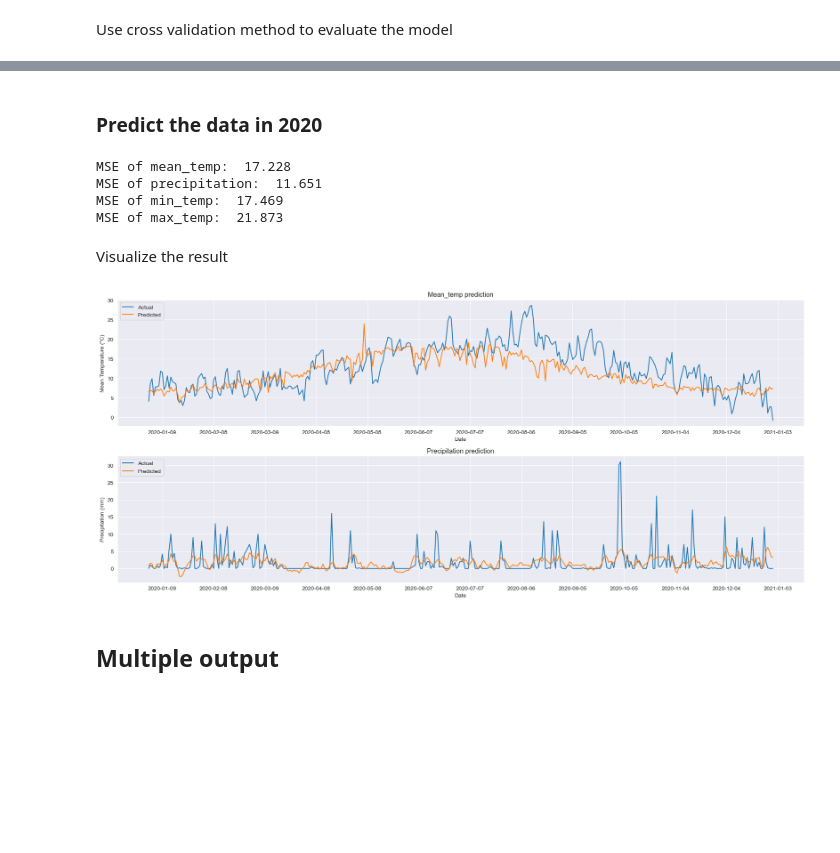
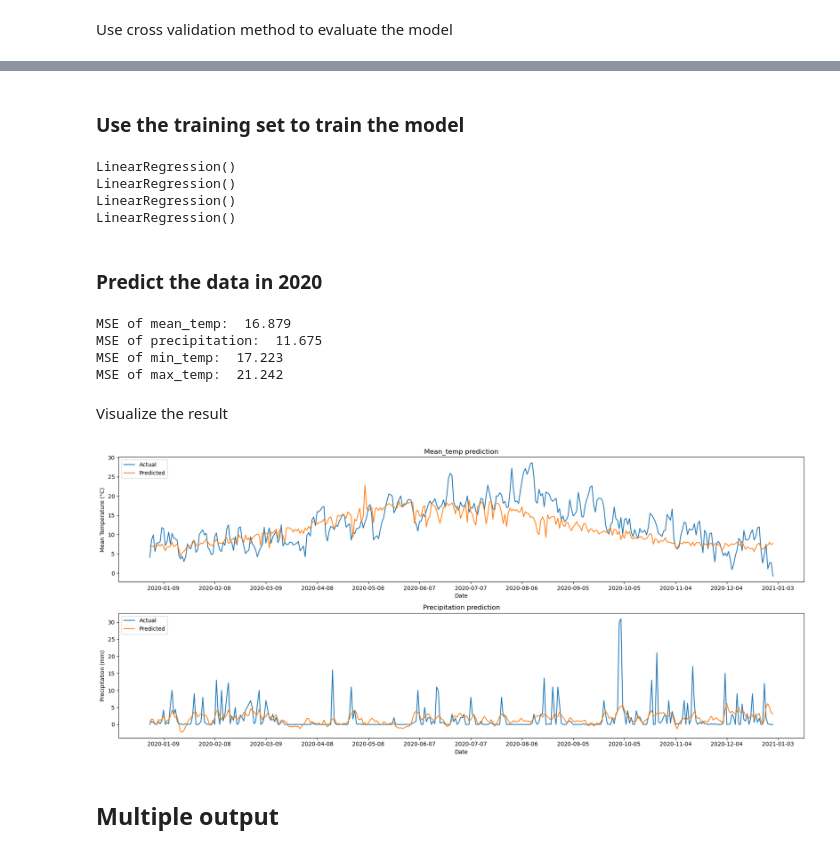
Before and after one commit to xiaoma052023/FinalProject, a Jupyter notebook: Code/BaselineModel_LinearRegression.ipynb, the cells around one changed output, grey strips where cells are left out. Drawn from its saved outputs; the diff is of its cells as text; code cells hidden in the pictures; blank space fills up the shorter version.

```diff
--- a/Code/BaselineModel_LinearRegression.ipynb
+++ b/Code/BaselineModel_LinearRegression.ipynb
@@ -19,12 +34,19 @@ Define the features and predicted target
 # %%
+from sklearn.model_selection import train_test_split
+
 X=df[['cloud_cover','sunshine','global_radiation','pressure']]
 Y=df[['mean_temp','max_temp','min_temp','precipitation']]
+
+xtrain,xtest,ytrain,ytest=train_test_split(X,Y,test_size=0.02385,shuffle=False)
 # %% [markdown]
 Initiate the Standard Scaler
 # %%
 from sklearn.preprocessing import StandardScaler
 
 scaler=StandardScaler()
+
+xtrain=scaler.fit_transform(xtrain)
+xtest=scaler.fit_transform(xtest)
 # %% [markdown]
 ## Single output
 # %% [markdown]
@@ -82,55 +109,66 @@ for target_variable,model in models.items():
+# %% [markdown]
+### Use the training set to train the model
+# %%
+for target_variable,model in models.items():
+    model.fit(xtrain,ytrain[target_variable])
+    print(model)
+# %% [output]
+LinearRegression()
+LinearRegression()
+LinearRegression()
+LinearRegression()
 # %% [markdown]
 ### Predict the data in 2020
 # %%
-# Predict the mean_temp in 2020
-data_2020=df[df['date'].dt.year==2020]
-X_2020=data_2020[['cloud_cover','sunshine','global_radiation','pressure']].values
-scaled_X_2020=scaler.fit_transform(X_2020)
-mean_temp_2020_pred=models['mean_temp'].predict(scaled_X_2020)
-precipitation_2020_pred=models['precipitation'].predict(scaled_X_2020)
-min_temp_2020_pred=models['min_temp'].predict(scaled_X_2020)
-max_temp_2020_pred=models['max_temp'].predict(scaled_X_2020)
+# Calculate the predicted value
+mean_temp_2020_pred=models['mean_temp'].predict(xtest)
+precipitation_2020_pred=models['precipitation'].predict(xtest)
+min_temp_2020_pred=models['min_temp'].predict(xtest)
+max_temp_2020_pred=models['max_temp'].predict(xtest)
 
-print(f"MSE of mean_temp: {mean_squared_error(data_2020['mean_temp'],mean_temp_2020_pred): .3f}")
-print(f"MSE of precipitation: {mean_squared_error(data_2020['precipitation'],precipitation_2020_pred): .3f}")
-print(f"MSE of min_temp: {mean_squared_error(data_2020['min_temp'],min_temp_2020_pred): .3f}")
-print(f"MSE of max_temp: {mean_squared_error(data_2020['max_temp'],max_temp_2020_pred): .3f}")
+# Print the result
+print(f"MSE of mean_temp: {mean_squared_error(ytest['mean_temp'],mean_temp_2020_pred): .3f}")
+print(f"MSE of precipitation: {mean_squared_error(ytest['precipitation'],precipitation_2020_pred): .3f}")
+print(f"MSE of min_temp: {mean_squared_error(ytest['min_temp'],min_temp_2020_pred): .3f}")
+print(f"MSE of max_temp: {mean_squared_error(ytest['max_temp'],max_temp_2020_pred): .3f}")
 # %% [output]
-MSE of mean_temp:  17.228
-MSE of precipitation:  11.651
-MSE of min_temp:  17.469
-MSE of max_temp:  21.873
+MSE of mean_temp:  16.879
+MSE of precipitation:  11.675
+MSE of min_temp:  17.223
+MSE of max_temp:  21.242
 # %% [markdown]
 Visualize the result
 # %%
-
 # Create the figure containing two subplots
 fig,(ax1,ax2)=plt.subplots(2,1,figsize=(18,8))
 
+date=df[df['date'].dt.year==2020]
+date=date['date']
+
 # The plot for mean_temp
-ax1.plot(data_2020['date'],data_2020['mean_temp'],label='Actual')
-ax1.plot(data_2020['date'],mean_temp_2020_pred, label='Predicted')
+ax1.plot(date,ytest['mean_temp'],label='Actual')
+ax1.plot(date,mean_temp_2020_pred, label='Predicted')
 ax1.set_xlabel('Date')
 ax1.set_ylabel('Mean Temperature (°C)')
 ax1.set_title('Mean_temp prediction')
 ax1.legend(loc='upper left')
 
 # The plot for precipitation
-ax2.plot(data_2020['date'], data_2020['precipitation'],label='Actual')
-ax2.plot(data_2020['date'], precipitation_2020_pred,label='Predicted')
+ax2.plot(date, ytest['precipitation'],label='Actual')
+ax2.plot(date, precipitation_2020_pred,label='Predicted')
 ax2.set_xlabel('Date')
 ax2.set_ylabel('Precipitation (mm)')
 ax2.set_title('Precipitation prediction')
 ax2.legend(loc='upper left')
 
 ax1.xaxis.set_major_locator(plt.MaxNLocator(14))
 ax2.xaxis.set_major_locator(plt.MaxNLocator(14))
 
 # Adjust the layout of the subplots
 plt.tight_layout()
 plt.show()
 # %% [output]
-[figure, old version]
+[figure, new version]
 # %% [markdown]
 ## Multiple output
 # %% [markdown]
```
Also changed, not shown: parts of 9 cells of this notebook, 1 other file.
